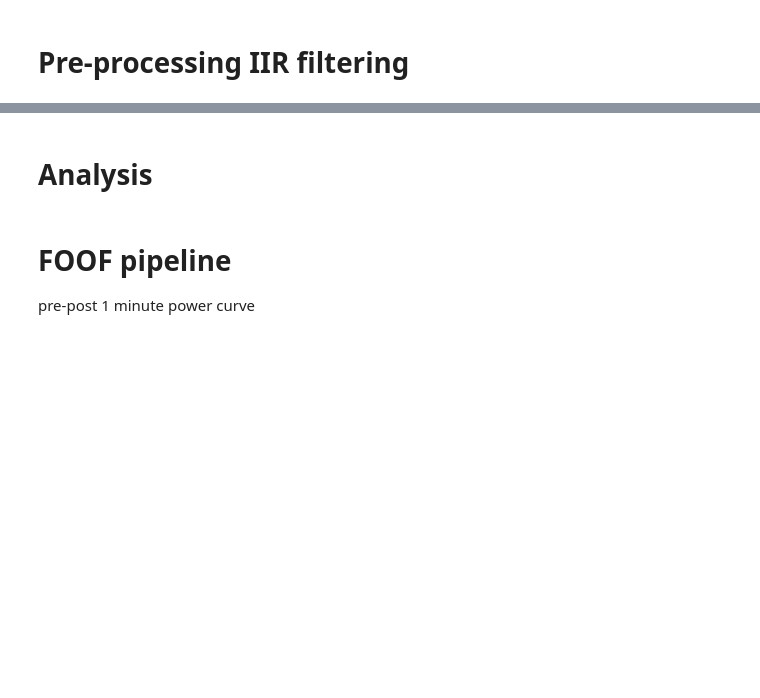
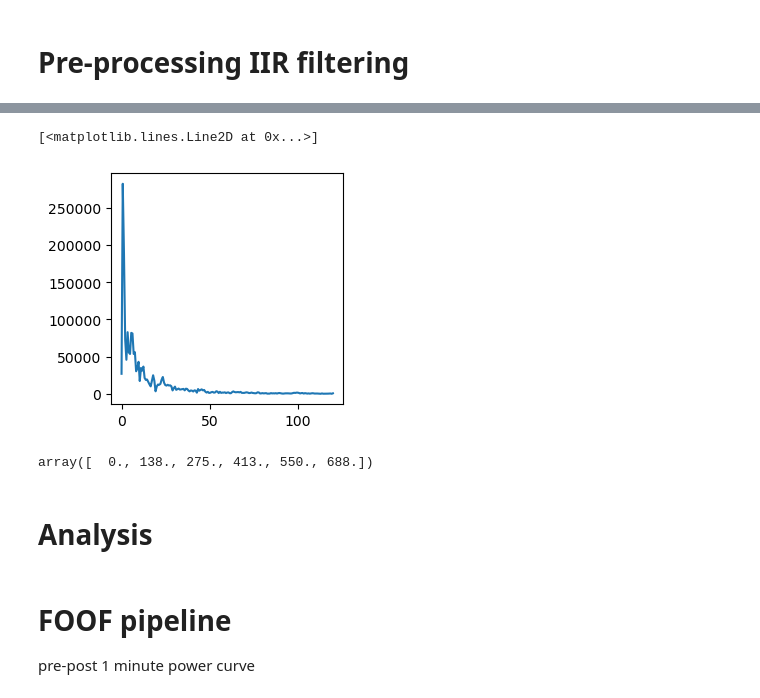
Before and after one commit to seqasim/LFPAnalysis, a Jupyter notebook: scripts/DBS_testing.ipynb, the cells around one changed output, grey strips where cells are left out. Saved outputs shown, nothing was run; the diff lists cells and outputs as text; code cells hidden in the pictures; blank space fills up the shorter version.

Commit message:
add power spectral check

```diff
--- a/scripts/DBS_testing.ipynb
+++ b/scripts/DBS_testing.ipynb
@@ -94,20 +83,0 @@ plot_time_series(times, [sig, sig_filt], ['Raw', 'Filtered'])
-# %%
-#filtering test
-
-from neurodsp.utils import create_times
-
-# Filter settings
-f_range = (58, 62)
-order = 3
-
-fs = 1000 #double check
-sig = CLFP_01[0,:]
-n_seconds = 1
-times = create_times(n_seconds, fs) #don't know what's doing here
-
-# Bandstop filter the data to remove line noise
-sig_filt = filter_signal(sig, fs, 'bandstop', f_range,
-                         filter_type='iir', butterworth_order=3)
-
-# Plot filtered signal
-plot_time_series(times, [sig, sig_filt], ['Raw', 'Filtered'])
@@ -116,3 +126,27 @@ plot_time_series(times, [sig, sig_filt], ['Raw', 'Filtered'])
+# %%
+# Mean of spectrogram (Welch)
+freq_mean, psd_mean = compute_spectrum(CLFP_all, CLFP_hz, method='welch', avg_type='mean', nperseg=fs*2)
+
+# Median of spectrogram ("median Welch")
+freq_med, psd_med = compute_spectrum(CLFP_all, CLFP_hz, method='welch', avg_type='median', nperseg=fs*2)
+
+# Median filtered spectrum
+freq_mf, psd_mf = compute_spectrum(CLFP_all, CLFP_hz, method='medfilt')
+# %%
+f, ax = plt.subplots(1,1, figsize=(3,3))
+new_freqs = freq_mean[freq_mean<120] #subset the frequency range (sample rate double down)
+new_psd = psd_mean[freq_mean<120]
+ax.plot(new_freqs, new_psd)
+
+# ax.set_xticklabels(np.round(new_freqs[np.linspace(0, len(new_freqs)-1, 6).astype(int)]))
+# can also log the freq_mean if keep it all
+# %% [output]
+[<matplotlib.lines.Line2D at 0x...>]
+[figure, added]
+# %%
+np.round(freq_mean[np.linspace(0, len(freq_mean)-1, 6).astype(int)])
+# %% [output]
+array([  0., 138., 275., 413., 550., 688.])
 # %% [markdown]
 # Analysis
 # %%
```
Also changed, not shown: parts of 17 cells of this notebook.
